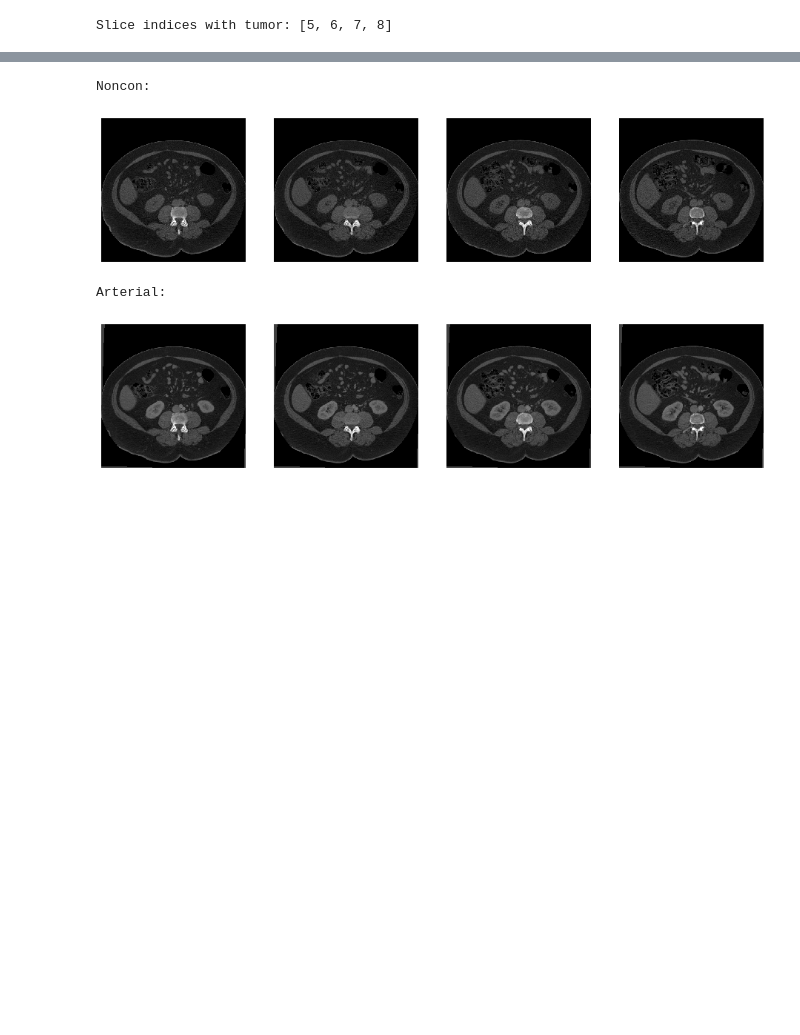
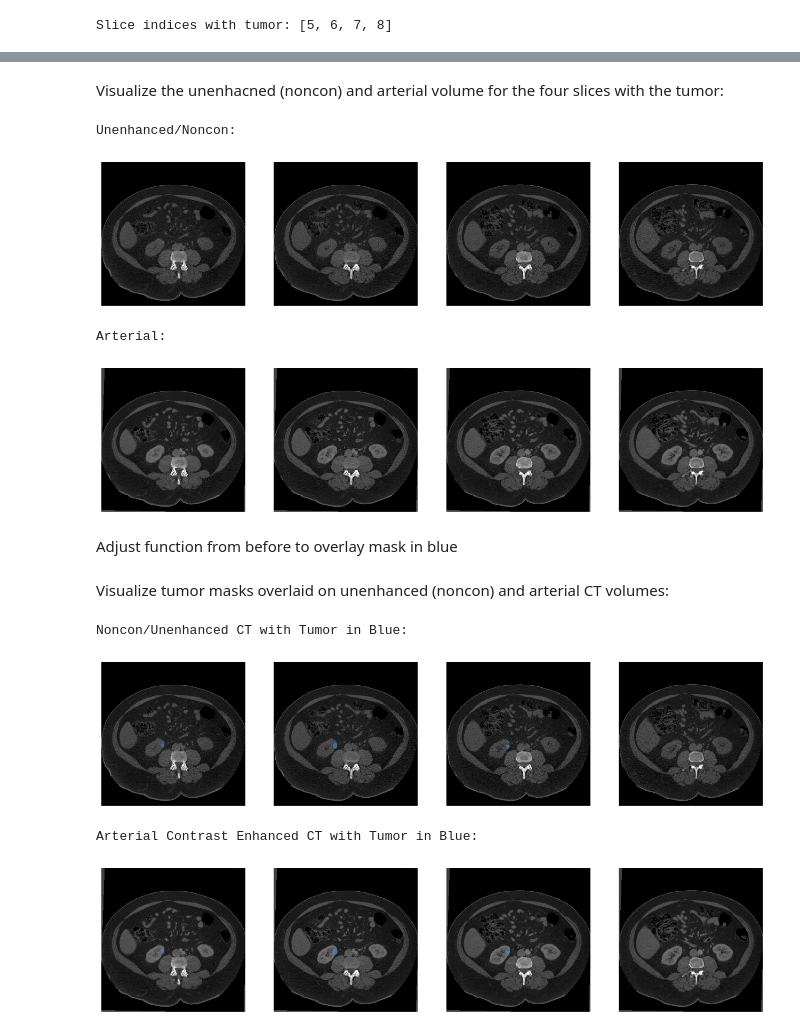
Before and after one commit to LarsonLab/UCSF-RMaC, a Jupyter notebook: tutorials/maskoverlays.ipynb, the cells around one changed output, grey strips where cells are left out. Saved outputs shown, nothing was run; the diff lists cells and outputs as text; code cells hidden in the pictures; blank space fills up the shorter version.

```diff
--- a/tutorials/maskoverlays.ipynb
+++ b/tutorials/maskoverlays.ipynb
@@ -9,12 +16,12 @@ import matplotlib.pyplot as plt
 # %%
 # change to location of downloaded dataset
-hdf5_dir = "/data/ssahin/RCC_DL/multiphase/hdf5_dir"
+hdf5_dir = "../hdf5_dir"
 
 # pick a single file for the purposes of this tutorial
 filepath = os.path.join(hdf5_dir,"Zz99Ji2swU.hdf5")
 
 # print HDF5 contents
 with h5py.File(filepath, "r") as hdf:
-    print(f"HDF5 file containers: {list(hdf.keys())}")
+    print(f"HDF5 file datasets: {list(hdf.keys())}")
     print(f"HDF5 file attributes: {list(hdf.attrs.keys())}")
 # %% [output]
@@ -51,11 +67,42 @@ def plot_slices(data, slices):
     plt.show()
+# %% [markdown]
+Visualize the unenhacned (noncon) and arterial volume for the four slices with the tumor:
 # %%
-print("Noncon:")
+print("Unenhanced/Noncon:")
 plot_slices(noncon, sl_idx)
 print("Arterial:")
 plot_slices(arterial, sl_idx)
 # %% [output]
-Noncon:
+Unenhanced/Noncon:
 [figure]
 Arterial:
 [figure]
+# %% [markdown]
+Adjust function from before to overlay mask in blue
+# %%
+def plot_slices_overlay(data, mask, slices):
+
+    num_plots = len(slices)
+    _, axs = plt.subplots(figsize=(4*num_plots,4), ncols=num_plots, nrows=1)
+    cmap_overlay = ListedColormap(["none", [51/255, 153/255, 255/255]])
+
+    for i, sl in enumerate(slices):
+        axs[i].imshow(data[:,:,sl], cmap="Greys_r",
+                      interpolation='none', vmin=-200, vmax=800) # set limits based on expected HU in renal CT
+        axs[i].imshow(mask[:, :, sl], cmap=cmap_overlay,
+                      interpolation='none', vmin=0, vmax=1, alpha=0.5)
+        axs[i].axis('off')
+
+    plt.show()
+# %% [markdown]
+Visualize tumor masks overlaid on unenhanced (noncon) and arterial CT volumes:
+# %%
+print("Noncon/Unenhanced CT with Tumor in Blue:")
+plot_slices_overlay(noncon, mask, sl_idx)
+print("Arterial Contrast Enhanced CT with Tumor in Blue:")
+plot_slices_overlay(arterial, mask, sl_idx)
+# %% [output]
+Noncon/Unenhanced CT with Tumor in Blue:
+[figure, added]
+Arterial Contrast Enhanced CT with Tumor in Blue:
+[figure, added]
```
Also changed, not shown: parts of 8 cells of this notebook, 2 other files.
